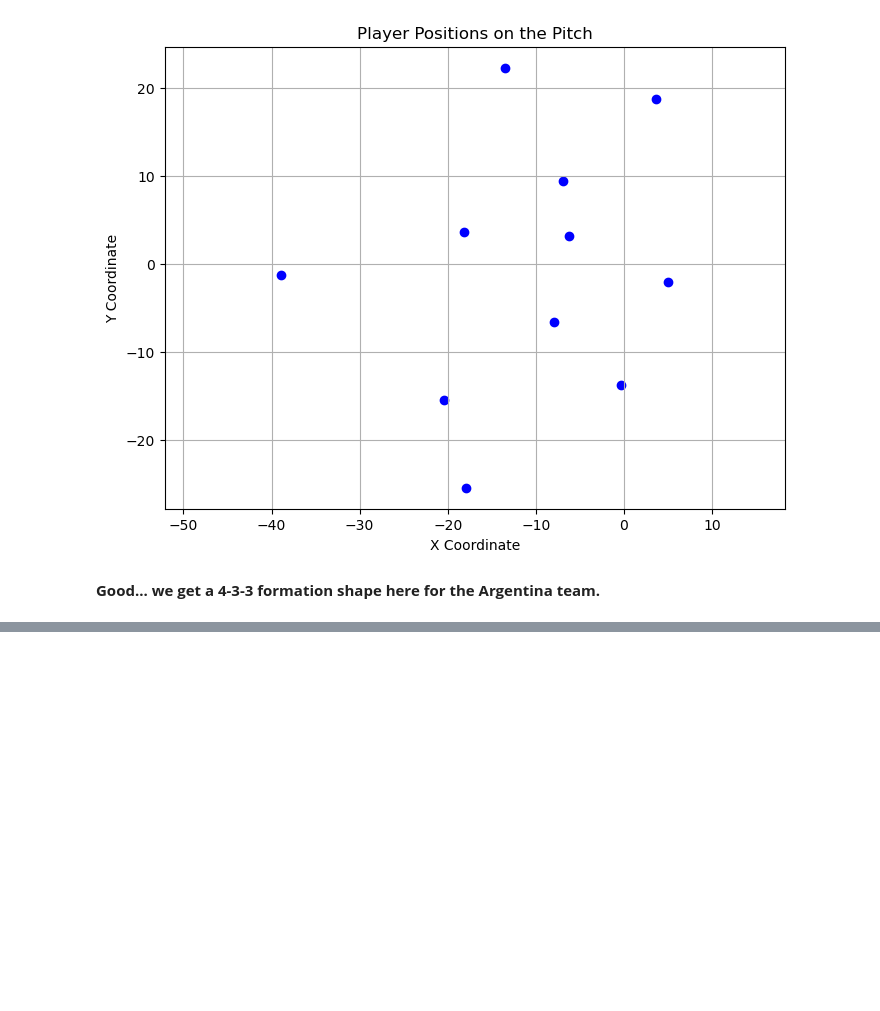
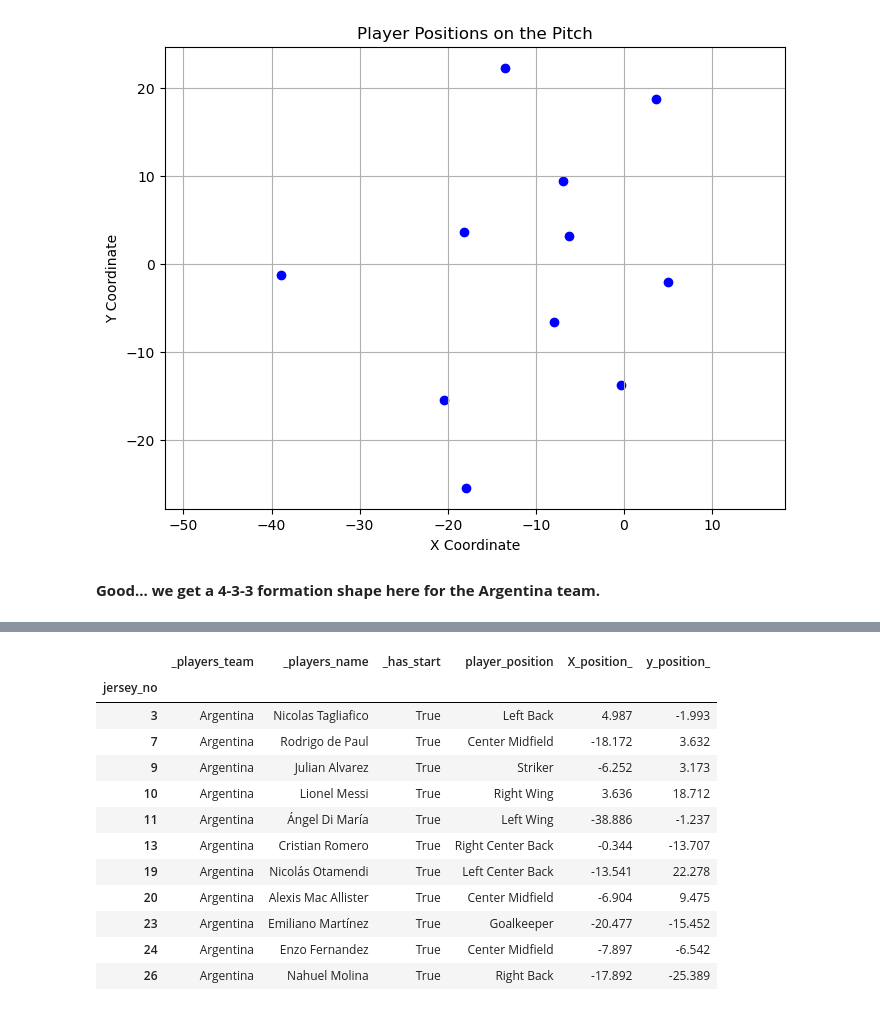
Before and after one commit to stephTchembeu/pysport-aims, a Jupyter notebook: first_week/_test_15-16_07.ipynb, the cells around one changed output, grey strips where cells are left out. Drawn from its saved outputs; the diff is of its cells as text; code cells hidden in the pictures; blank space fills up the shorter version.

```diff
--- a/first_week/_test_15-16_07.ipynb
+++ b/first_week/_test_15-16_07.ipynb
@@ -450,3 +450,7 @@ plt.show()
 [figure]
 # %% [markdown]
 **Good... we get a 4-3-3 formation shape here for the Argentina team.**
+# %%
+# complete our dataframe of argentina players here with their position informations on this frame.
+Arg_incoming_eleven["X_position_"] = list(coordinates["x"])
+Arg_incoming_eleven["y_position_"] = list(coordinates["y"])
@@ -452,0 +468,16 @@ plt.show()
+# %%
+Arg_incoming_eleven
+# %% [output]
+|  | _players_team | _players_name | _has_start | player_position | X_position_ | y_position_ |
+| jersey_no |  |  |  |  |  |  |
+| 3 | Argentina | Nicolas Tagliafico | True | Left Back | 4.987 | -1.993 |
+| 7 | Argentina | Rodrigo de Paul | True | Center Midfield | -18.172 | 3.632 |
+| 9 | Argentina | Julian Alvarez | True | Striker | -6.252 | 3.173 |
+| 10 | Argentina | Lionel Messi | True | Right Wing | 3.636 | 18.712 |
+| 11 | Argentina | Ángel Di María | True | Left Wing | -38.886 | -1.237 |
+| 13 | Argentina | Cristian Romero | True | Right Center Back | -0.344 | -13.707 |
+| 19 | Argentina | Nicolás Otamendi | True | Left Center Back | -13.541 | 22.278 |
+| 20 | Argentina | Alexis Mac Allister | True | Center Midfield | -6.904 | 9.475 |
+| 23 | Argentina | Emiliano Martínez | True | Goalkeeper | -20.477 | -15.452 |
+| 24 | Argentina | Enzo Fernandez | True | Center Midfield | -7.897 | -6.542 |
+| 26 | Argentina | Nahuel Molina | True | Right Back | -17.892 | -25.389 |
```
Also changed, not shown: parts of 3 cells of this notebook, 11 other files.
